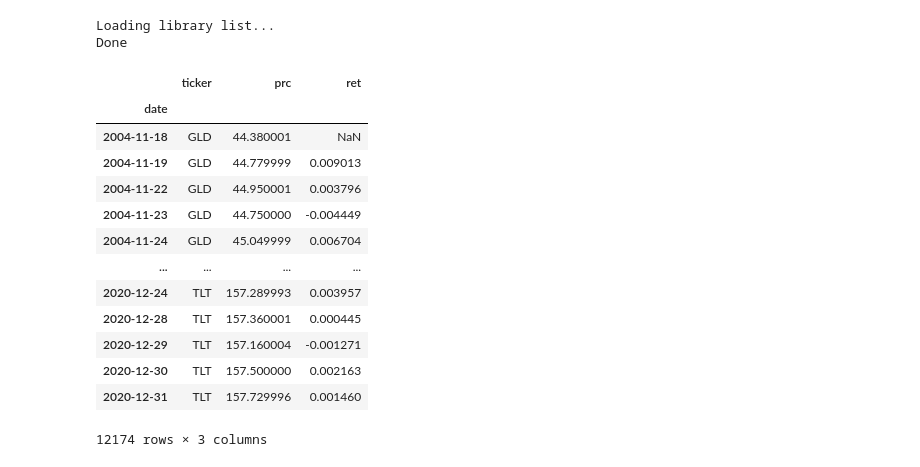
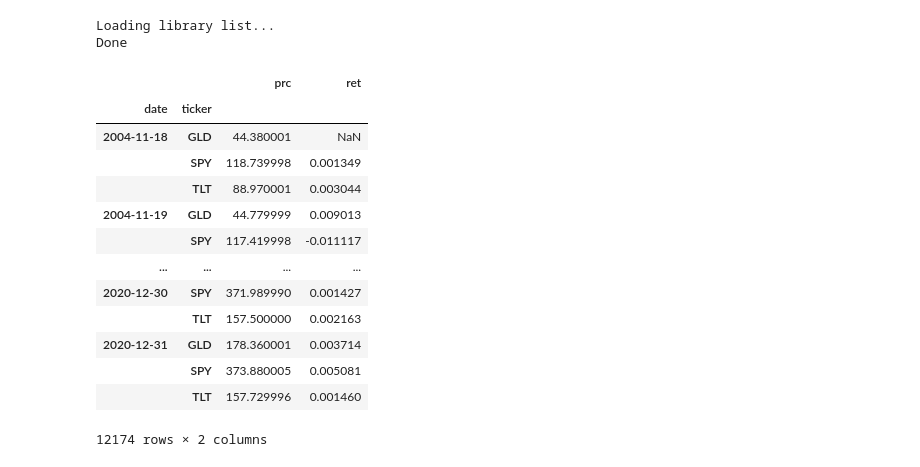
Before and after one commit to ningtong88/Capstone_TDAmeritrade, a Jupyter notebook: Ning_updating_rebalancing_def.ipynb, the cells around one changed output. Saved outputs shown, nothing was run; the diff lists cells and outputs as text; code cells hidden in the pictures.

```diff
--- a/Ning_updating_rebalancing_def.ipynb
+++ b/Ning_updating_rebalancing_def.ipynb
@@ -60 +81,22 @@ def re_conn_wrds():
+# %%
+ticker_list = {'tickers': ('GLD', 'SPY', 'TLT', 'QQQ')}
+ticker_listZ
+# %%
+#get ticker and permno based on latest date
+crsp_db.raw_sql('SELECT a.permco, a.permno, a.ticker, a.comnam FROM crsp.stocknames a, (SELECT distinct(max(nameenddt)) as date_time FROM crsp.stocknames WHERE ticker in %(tickers)s group by ticker) as b WHERE a.ticker in %(tickers)s and a.nameenddt = b.date_time group by a.permco, a.permno, a.ticker, a.comnam order by 3 asc', params=ticker_list)
+# %% [output]
+|  |  | prc | ret |
+| date | ticker |  |  |
+| 2004-11-18 | GLD | 44.380001 | NaN |
+|  | SPY | 118.739998 | 0.001349 |
+|  | TLT | 88.970001 | 0.003044 |
+| 2004-11-19 | GLD | 44.779999 | 0.009013 |
+|  | SPY | 117.419998 | -0.011117 |
+| ... | ... | ... | ... |
+| 2020-12-30 | SPY | 371.989990 | 0.001427 |
+|  | TLT | 157.500000 | 0.002163 |
+| 2020-12-31 | GLD | 178.360001 | 0.003714 |
+|  | SPY | 373.880005 | 0.005081 |
+|  | TLT | 157.729996 | 0.001460 |
+12174 rows × 2 columns
 # %%
@@ -72,20 +105,0 @@ where a.permno in %(permno)s and a.permno = b.permno and a.date >= c.start_time
-# %%
-number_stock = int(input().strip())
-ticker_name = []
-[ticker_name.append(input().strip().upper()) for i in range(number_stock)]
-permno_generator(number_stock,ticker_name)
-# %% [output]
-|  | ticker | prc | ret |
-| date |  |  |  |
-| 2004-11-18 | GLD | 44.380001 | NaN |
-| 2004-11-19 | GLD | 44.779999 | 0.009013 |
-| 2004-11-22 | GLD | 44.950001 | 0.003796 |
-| 2004-11-23 | GLD | 44.750000 | -0.004449 |
-| 2004-11-24 | GLD | 45.049999 | 0.006704 |
-| ... | ... | ... | ... |
-| 2020-12-24 | TLT | 157.289993 | 0.003957 |
-| 2020-12-28 | TLT | 157.360001 | 0.000445 |
-| 2020-12-29 | TLT | 157.160004 | -0.001271 |
-| 2020-12-30 | TLT | 157.500000 | 0.002163 |
-| 2020-12-31 | TLT | 157.729996 | 0.001460 |
-12174 rows × 3 columns
```
Also changed, not shown: parts of 23 cells of this notebook.
